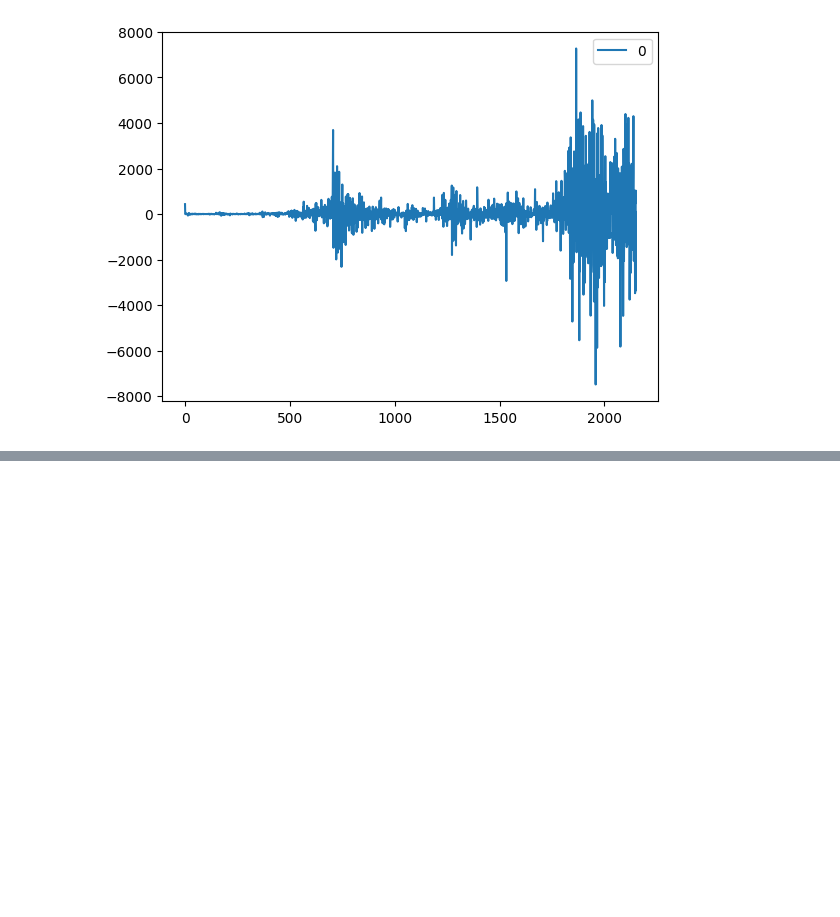
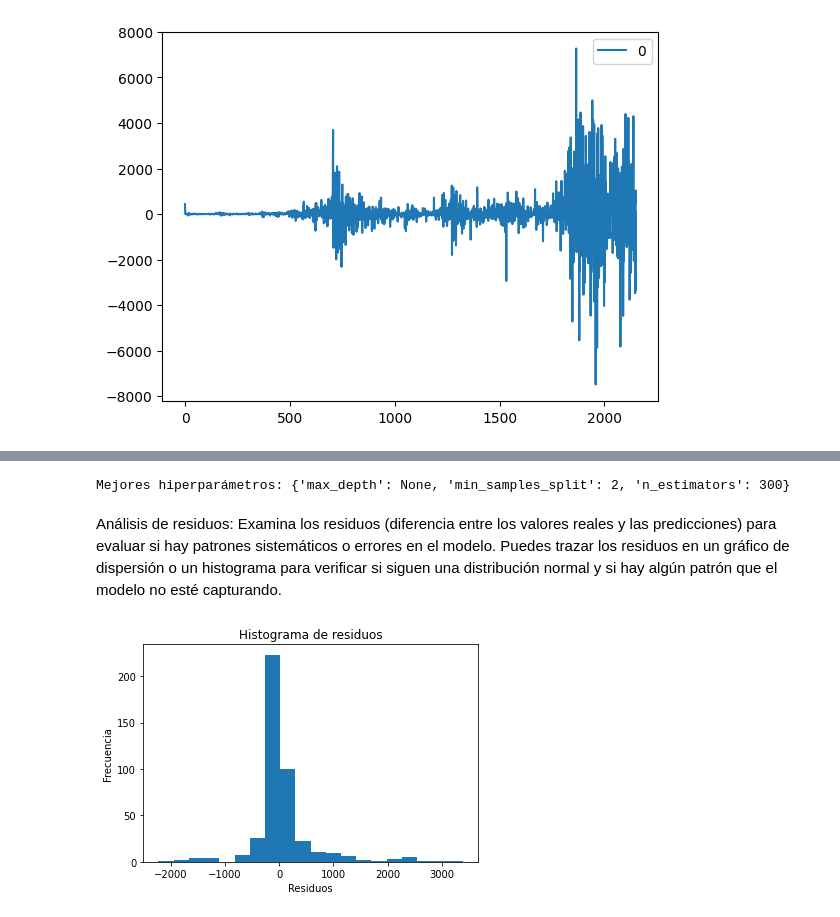
Before and after one commit to martinezmarcos93/PrimeraEntregaProyectoFinalDS, a Jupyter notebook: PrimeraEntrega_MarcosRamaPaty.ipynb, the cells around one changed output, grey strips where cells are left out. Drawn from its saved outputs; the diff is of its cells as text; code cells hidden in the pictures; blank space fills up the shorter version.

Commit message:
"Segunda entrega proyecto final"

```diff
--- a/PrimeraEntrega_MarcosRamaPaty.ipynb
+++ b/PrimeraEntrega_MarcosRamaPaty.ipynb
@@ -624,0 +717,43 @@ Warnings:
+# %%
+from sklearn.model_selection import GridSearchCV
+from sklearn.ensemble import RandomForestRegressor
+
+# Definir los hiperparámetros a ajustar
+param_grid = {
+    'n_estimators': [100, 200, 300],
+    'max_depth': [None, 5, 10],
+    'min_samples_split': [2, 5, 10]
+}
+
+# Crear el modelo base
+base_model = RandomForestRegressor(random_state=42)
+
+# Realizar la búsqueda de hiperparámetros utilizando validación cruzada
+grid_search = GridSearchCV(estimator=base_model, param_grid=param_grid, cv=5)
+grid_search.fit(X_train, y_train)
+
+# Obtener el mejor modelo y los mejores hiperparámetros
+best_model = grid_search.best_estimator_
+best_params = grid_search.best_params_
+
+print("Mejores hiperparámetros:", best_params)
+
+# Entrenar el modelo con los mejores hiperparámetros
+best_model.fit(X_train, y_train)
+
+# Realizar predicciones con el modelo ajustado
+y_pred = best_model.predict(X_test)
+# %% [output]
+Mejores hiperparámetros: {'max_depth': None, 'min_samples_split': 2, 'n_estimators': 300}
+# %% [markdown]
+Análisis de residuos: Examina los residuos (diferencia entre los valores reales y las predicciones) para evaluar si hay patrones sistemáticos o errores en el modelo. Puedes trazar los residuos en un gráfico de dispersión o un histograma para verificar si siguen una distribución normal y si hay algún patrón que el modelo no esté capturando.
+# %%
+residuals = y_test - y_pred
+# %%
+plt.hist(residuals, bins=20)
+plt.xlabel('Residuos')
+plt.ylabel('Frecuencia')
+plt.title('Histograma de residuos')
+plt.show()
+# %% [output]
+[figure, added]
```
Also changed, not shown: parts of 11 cells of this notebook.
